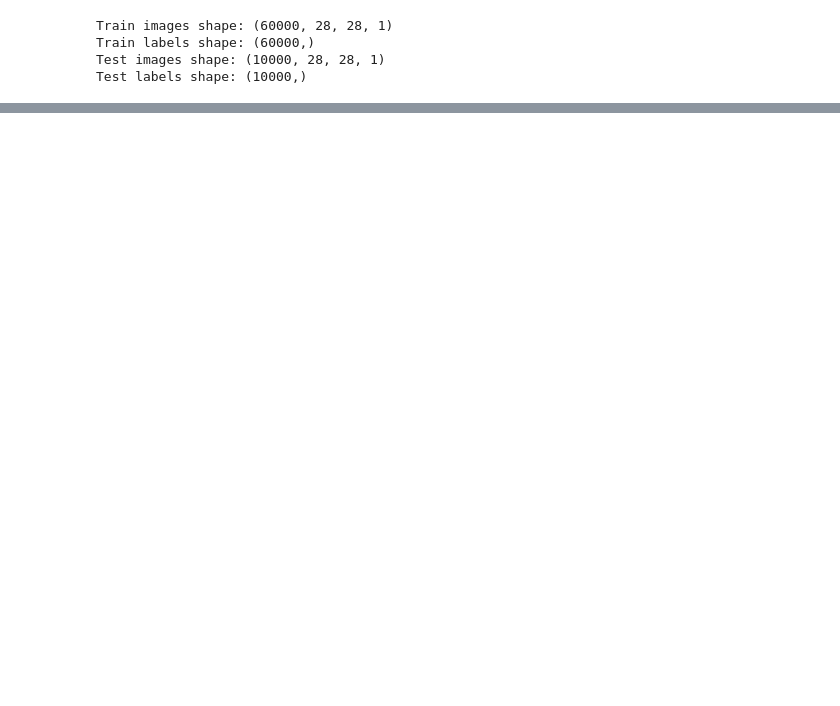
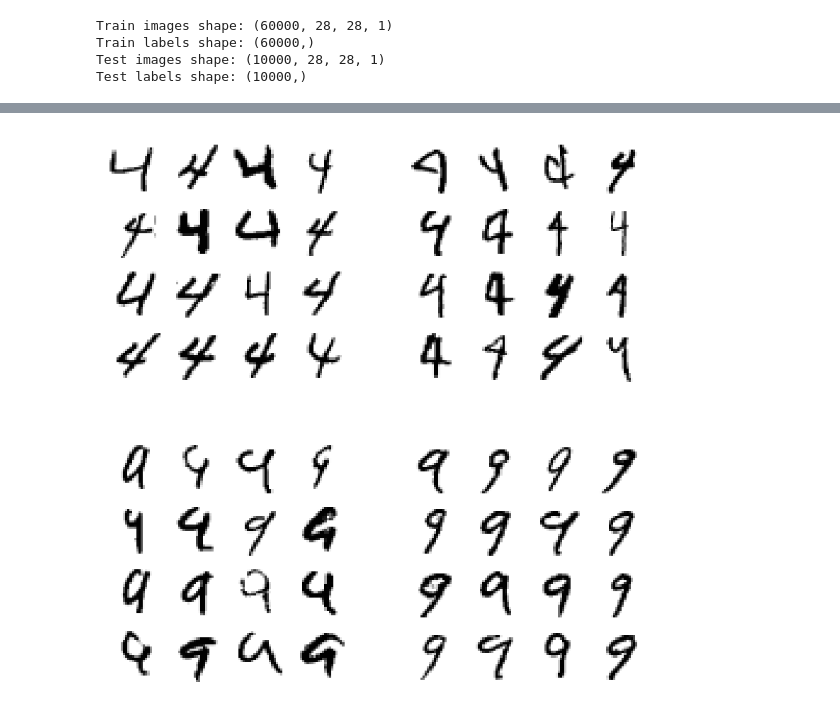
Before and after one commit to Bartlomiej-Kachniarz/Portfolio, a Jupyter notebook: machine_learning/mnist/mnist_digits.ipynb, the cells around one changed output, grey strips where cells are left out. Drawn from its saved outputs; the diff is of its cells as text; code cells hidden in the pictures; blank space fills up the shorter version.

```diff
--- a/machine_learning/mnist/mnist_digits.ipynb
+++ b/machine_learning/mnist/mnist_digits.ipynb
@@ -147,0 +120,35 @@ for train_idx, test_idx in skfolds.split(x_)
+# %%
+class_4 = 4
+class_9 = 9
+y_predictions = np.array(y_predictions)
+X_44 = mnist_train_images[(mnist_train_labels == class_4) & (y_predictions == class_4)]
+X_49 = mnist_train_images[(mnist_train_labels == class_4) & (y_predictions == class_9)]
+X_94 = mnist_train_images[(mnist_train_labels == class_9) & (y_predictions == class_4)]
+X_99 = mnist_train_images[(mnist_train_labels == class_9) & (y_predictions == class_9)]
+# %%
+import matplotlib as mpl
+def plot_digits(examples, per_row=10):
+    size = 28
+    row_images = []
+
+    per_row = min(len(examples), per_row)
+    images = [instance.reshape(size,size) for instance in examples]
+    n_rows = (len(examples) - 1) // per_row + 1
+    n_empty = n_rows * per_row - len(examples)
+    images.append(np.zeros((size, size * n_empty)))
+    for row in range(n_rows):
+        rimages = images[row * per_row : (row + 1) * per_row]
+        row_images.append(np.concatenate(rimages, axis=1))
+    image = np.concatenate(row_images, axis=0)
+    plt.imshow(image, cmap = mpl.cm.binary)
+    plt.axis("off")
+# %%
+plt.figure(figsize=(10, 10))
+
+plt.subplot(221, ); plot_digits(X_44[:16], per_row=4)
+plt.subplot(222); plot_digits(X_49[:16], per_row=4)
+plt.subplot(223); plot_digits(X_94[:16], per_row=4)
+plt.subplot(224); plot_digits(X_99[:16], per_row=4)
+plt.show()
+# %% [output]
+[figure, added]
```
Also changed, not shown: parts of 53 cells of this notebook, 1 other file.
